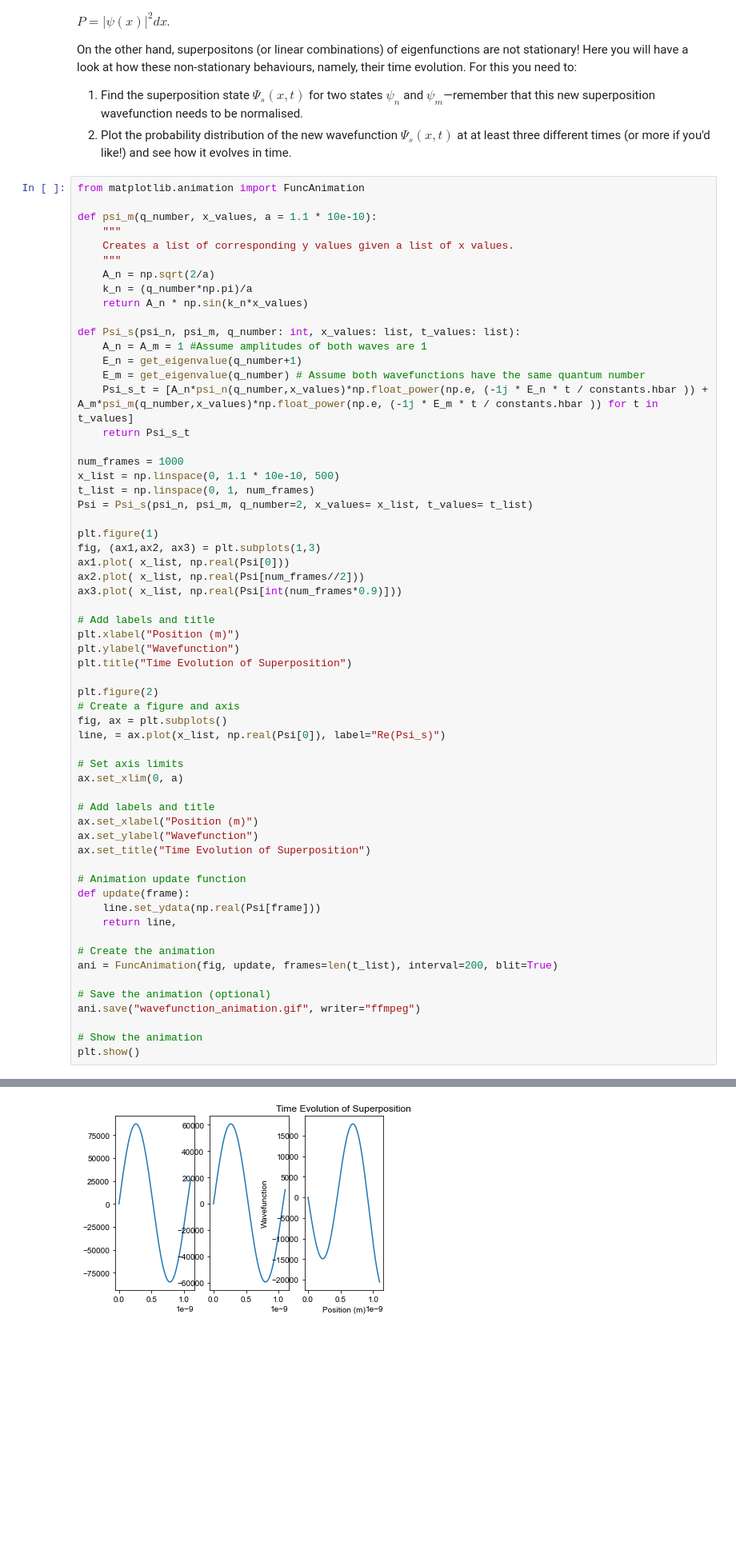
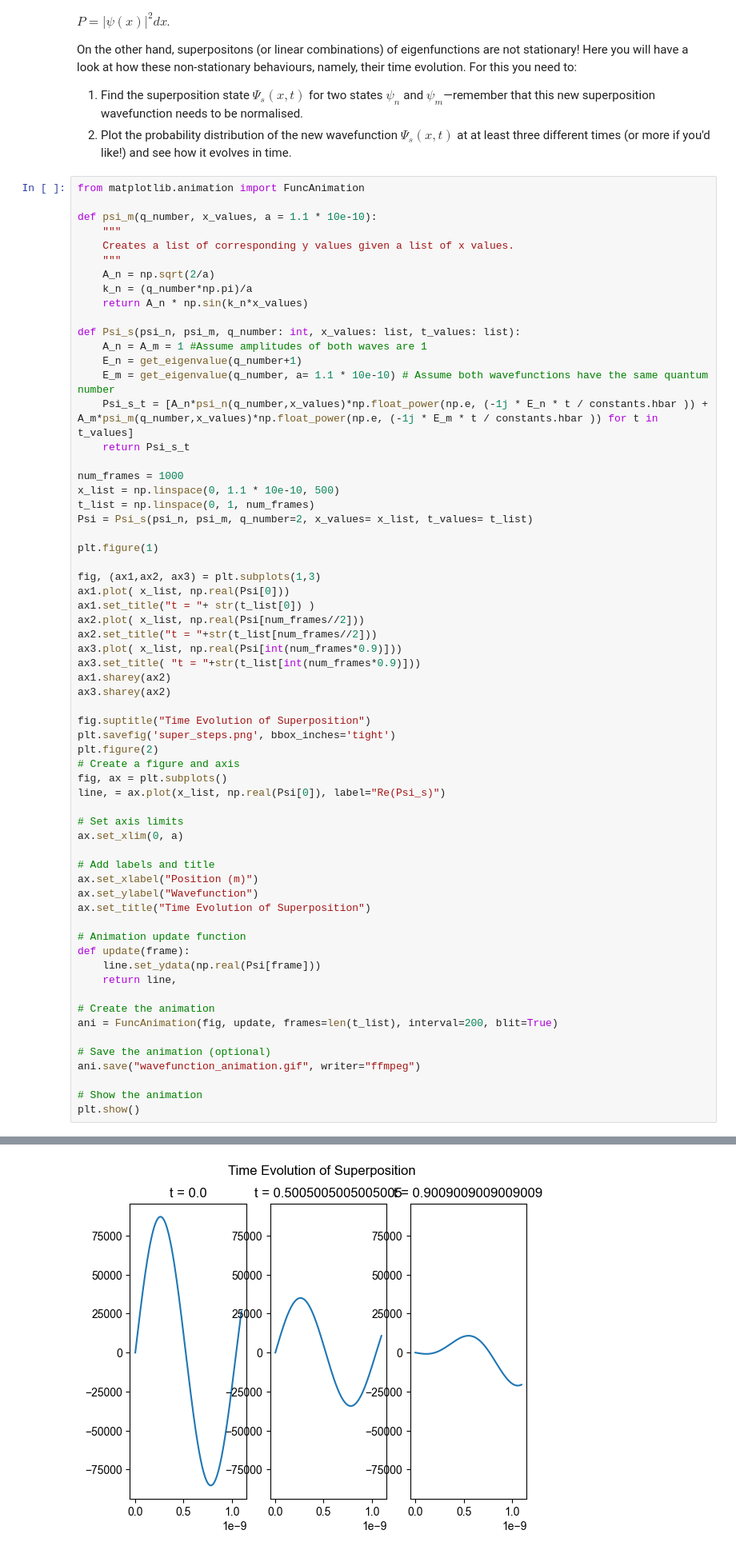
Before and after one commit to Can-Bot/QED-Lab1, a Jupyter notebook: Lab 1 - Quantum Confinement and Superposition.ipynb, the cells around one changed output, grey strips where cells are left out. Shown: that part at 80% size. Drawn from its saved outputs; the diff is of its cells as text; blank space fills up the shorter version.

Commit message:
super steps

```diff
--- a/Lab 1 - Quantum Confinement and Superposition.ipynb
+++ b/Lab 1 - Quantum Confinement and Superposition.ipynb
@@ -396,7 +396,7 @@ def psi_m(q_number, x_values, a = 1.1 * 10e-10):
 def Psi_s(psi_n, psi_m, q_number: int, x_values: list, t_values: list):
     A_n = A_m = 1 #Assume amplitudes of both waves are 1
     E_n = get_eigenvalue(q_number+1)
-    E_m = get_eigenvalue(q_number) # Assume both wavefunctions have the same quantum number
+    E_m = get_eigenvalue(q_number, a= 1.1 * 10e-10) # Assume both wavefunctions have the same quantum number
     Psi_s_t = [A_n*psi_n(q_number,x_values)*np.float_power(np.e, (-1j * E_n * t / constants.hbar )) + A_m*psi_m(q_number,x_values)*np.float_power(np.e, (-1j * E_m * t / constants.hbar )) for t in t_values]
     return Psi_s_t
 
@@ -406,16 +406,19 @@ t_list = np.linspace(0, 1, num_frames)
 Psi = Psi_s(psi_n, psi_m, q_number=2, x_values= x_list, t_values= t_list)
 
 plt.figure(1)
+
 fig, (ax1,ax2, ax3) = plt.subplots(1,3)
 ax1.plot( x_list, np.real(Psi[0]))
+ax1.set_title("t = "+ str(t_list[0]) )
 ax2.plot( x_list, np.real(Psi[num_frames//2]))
+ax2.set_title("t = "+str(t_list[num_frames//2]))
 ax3.plot( x_list, np.real(Psi[int(num_frames*0.9)]))
+ax3.set_title( "t = "+str(t_list[int(num_frames*0.9)]))
+ax1.sharey(ax2)
+ax3.sharey(ax2)
 
-# Add labels and title
-plt.xlabel("Position (m)")
-plt.ylabel("Wavefunction")
-plt.title("Time Evolution of Superposition")
-
+fig.suptitle("Time Evolution of Superposition")
+plt.savefig('super_steps.png', bbox_inches='tight')
 plt.figure(2)
 # Create a figure and axis
 fig, ax = plt.subplots()
@@ -448 +451 @@ MovieWriter ffmpeg unavailable; using Pillow instead.
-[figure, old version]
+[figure, new version]
```
Also changed, not shown: parts of 5 cells of this notebook, 6 other files.
